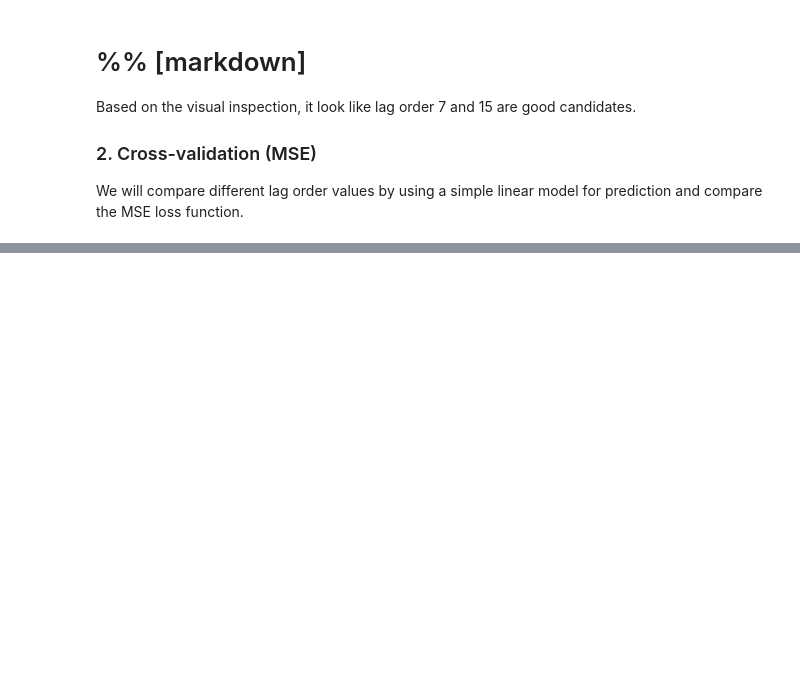
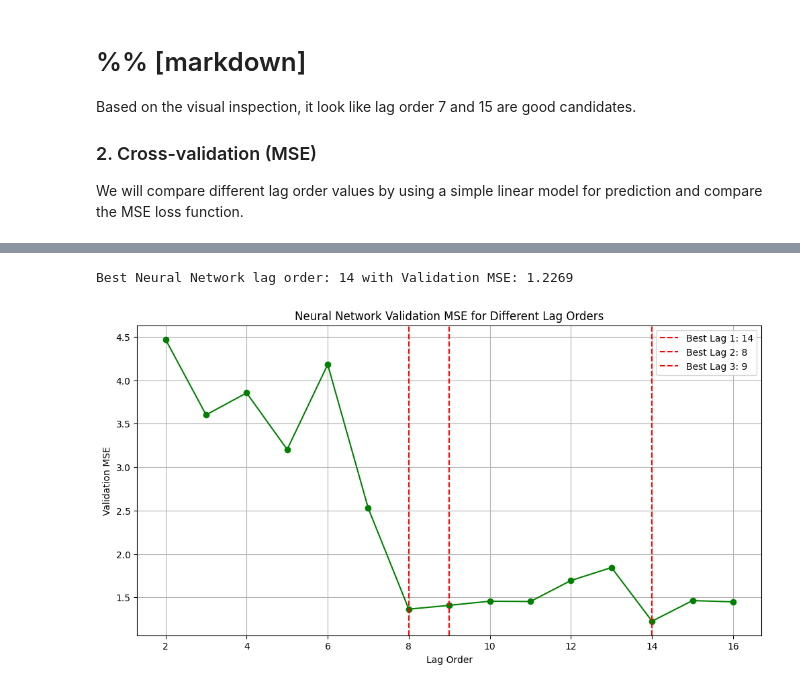
Before and after one commit to amldgit/infodlr1, a Jupyter notebook: a_mert_flow.ipynb, the cells around one changed output, grey strips where cells are left out. Saved outputs shown, nothing was run; the diff lists cells and outputs as text; code cells hidden in the pictures; blank space fills up the shorter version.

```diff
--- a/mert_data_inspection-1.ipynb
+++ b/a_mert_flow.ipynb
@@ -227,0 +270,31 @@ Best lag order: 7 with MSE: 445.6011
+# %%
+# %%
+
+print(f"Best Neural Network lag order: {best_nn_lag} with Validation MSE: {best_nn_mse:.4f}")
+
+# remove the first lag from the plot.
+# Because it does not carry any information about past data points and too high. It confuses the plot.
+nn_val_mse_scores.pop(1, None)
+
+# Find the 3 lowest MSE values and their corresponding lags
+sorted_lags = sorted(nn_val_mse_scores.items(), key=lambda x: x[1])
+best_3_lags = [lag for lag, _ in sorted_lags[:3]]
+
+# Plot validation MSE for different lag orders
+plt.figure(figsize=(12, 6))
+plt.plot(list(nn_val_mse_scores.keys()), list(nn_val_mse_scores.values()), marker='o', color='green')
+
+# Add vertical lines for the 3 best lags
+for lag in best_3_lags:
+    plt.axvline(x=lag, color='r', linestyle='--',
+                label=f'Best Lag {best_3_lags.index(lag)+1}: {lag}')
+
+plt.xlabel('Lag Order')
+plt.ylabel('Validation MSE')
+plt.title('Neural Network Validation MSE for Different Lag Orders')
+plt.legend()
+plt.grid(True)
+plt.show()
+# %% [output]
+Best Neural Network lag order: 14 with Validation MSE: 1.2269
+[figure, added]
```
Also changed, not shown: parts of 12 cells of this notebook, 23 other files.
